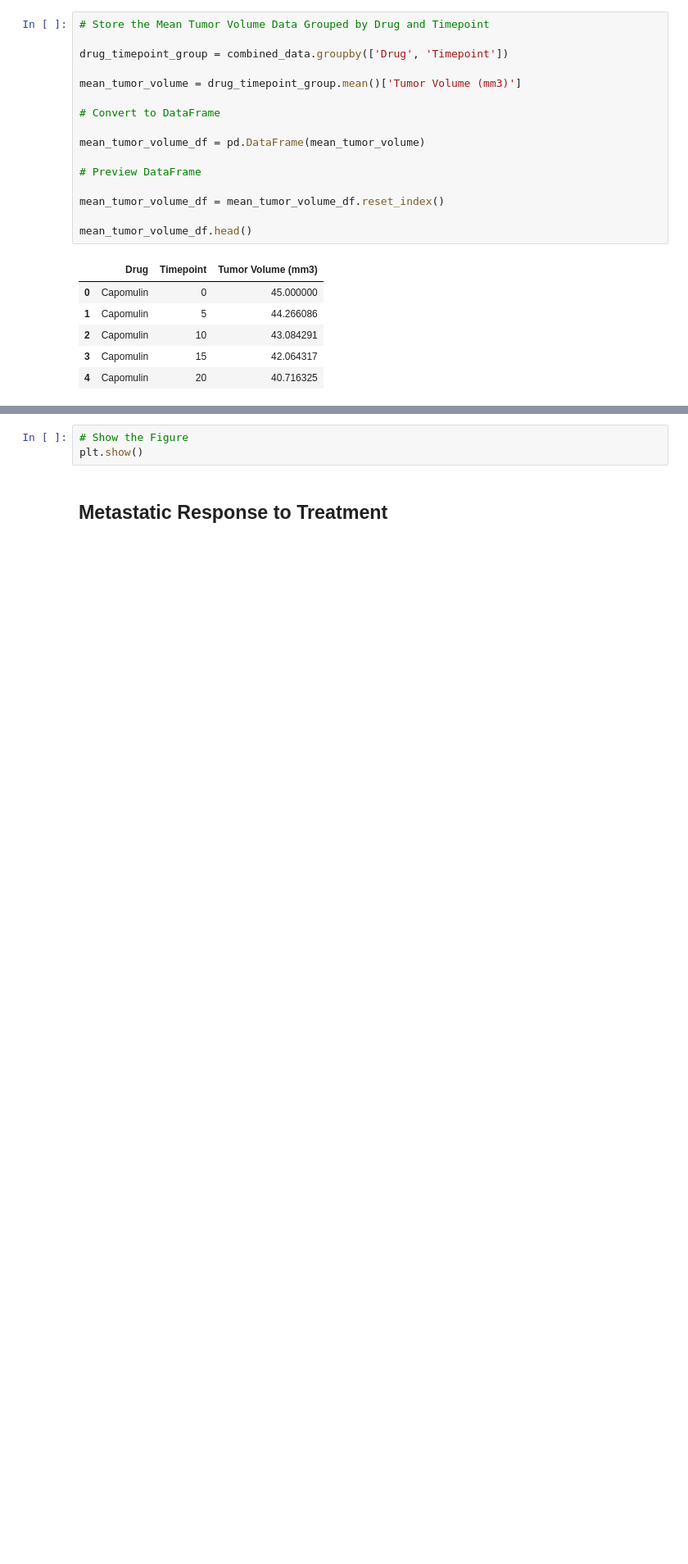
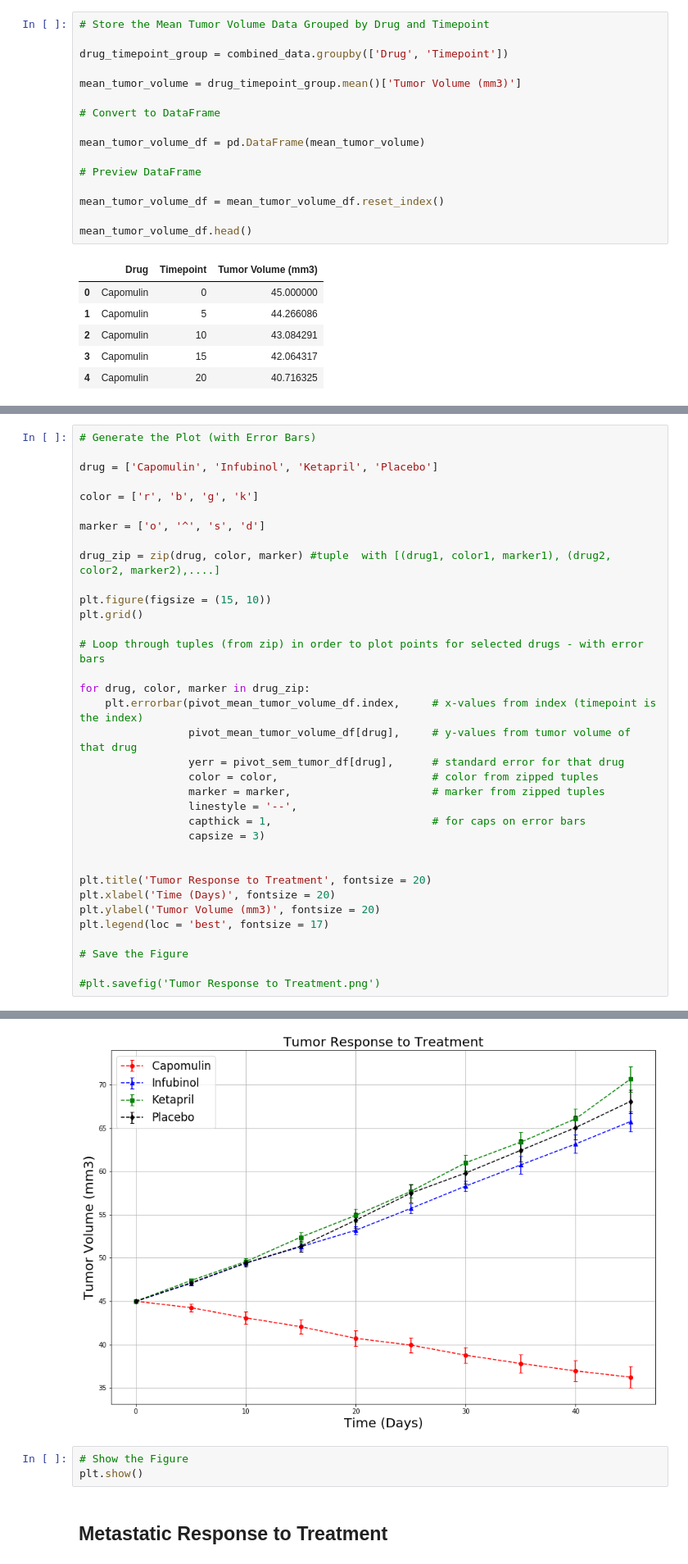
Before and after one commit to pgupta321/Data-Analytics-Course, a Jupyter notebook: Homeworks/Matplotlib/05-Matplotlib_Homework_Pymaceuticals_pymaceuticals_starter.ipynb, the cells around one changed output, grey strips where cells are left out. Shown: that part at 82% size. Drawn from its saved outputs; the diff is of its cells as text; blank space fills up the shorter version.

```diff
--- a/Homeworks/Matplotlib/05-Matplotlib_Homework_Pymaceuticals_pymaceuticals_starter.ipynb
+++ b/Homeworks/Matplotlib/05-Matplotlib_Homework_Pymaceuticals_pymaceuticals_starter.ipynb
@@ -110,0 +118,36 @@ plt.errorbar(pivot_mean_tumor_volume_df.index, pivot_mean_tumor_volume_df['Capom
+# %%
+# Generate the Plot (with Error Bars)
+
+drug = ['Capomulin', 'Infubinol', 'Ketapril', 'Placebo']
+
+color = ['r', 'b', 'g', 'k']
+
+marker = ['o', '^', 's', 'd']
+
+drug_zip = zip(drug, color, marker) #tuple  with [(drug1, color1, marker1), (drug2, color2, marker2),....]
+
+plt.figure(figsize = (15, 10))
+plt.grid()
+
+# Loop through tuples (from zip) in order to plot points for selected drugs - with error bars
+
+for drug, color, marker in drug_zip:
+    plt.errorbar(pivot_mean_tumor_volume_df.index,     # x-values from index (timepoint is the index)
+                 pivot_mean_tumor_volume_df[drug],     # y-values from tumor volume of that drug
+                 yerr = pivot_sem_tumor_df[drug],      # standard error for that drug
+                 color = color,                        # color from zipped tuples
+                 marker = marker,                      # marker from zipped tuples
+                 linestyle = '--',
+                 capthick = 1,                         # for caps on error bars
+                 capsize = 3)
+
+
+plt.title('Tumor Response to Treatment', fontsize = 20)
+plt.xlabel('Time (Days)', fontsize = 20)
+plt.ylabel('Tumor Volume (mm3)', fontsize = 20)
+plt.legend(loc = 'best', fontsize = 17)
+
+# Save the Figure
+
+#plt.savefig('Tumor Response to Treatment.png')
+# %% [output]
@@ -111,3 +155,4 @@ plt.errorbar(pivot_mean_tumor_volume_df.index, pivot_mean_tumor_volume_df['Capom
+[figure, added]
 # %%
 # Show the Figure
 plt.show()
```
Also changed, not shown: parts of 11 cells of this notebook, 3 other files.
